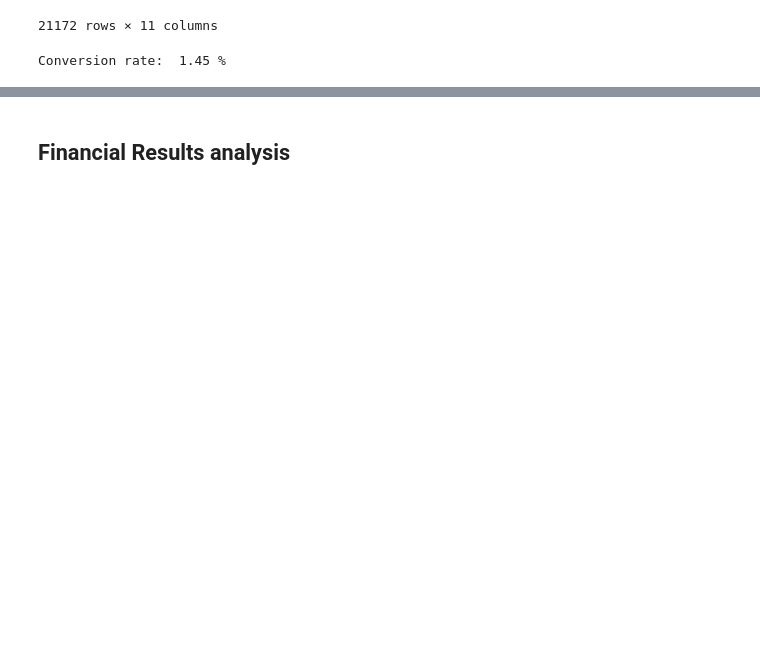
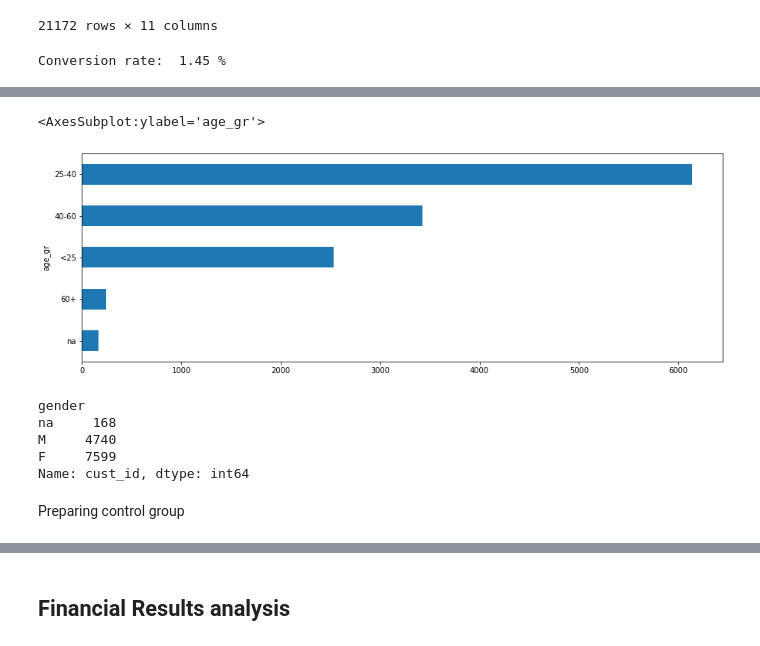
Before and after one commit to daniildzheparov999/digital_compaign_analysis, a Jupyter notebook: hw.ipynb, the cells around one changed output, grey strips where cells are left out. Cells and saved outputs as stored; diff of their text form; code cells hidden in the pictures; blank space fills up the shorter version.

```diff
--- a/hw.ipynb
+++ b/hw.ipynb
@@ -447,0 +579,15 @@ Conversion rate:  1.45 %
+# %%
+test_group.groupby('age_gr')['cust_id'].nunique().sort_values().plot(kind='barh', figsize=(15,5))
+# %% [output]
+<AxesSubplot:ylabel='age_gr'>
+[figure, added]
+# %%
+test_group.groupby('gender')['cust_id'].nunique().sort_values()
+# %% [output]
+gender
+na     168
+M     4740
+F     7599
+Name: cust_id, dtype: int64
+# %% [markdown]
+Preparing control group
```
Also changed, not shown: parts of 40 cells of this notebook.
